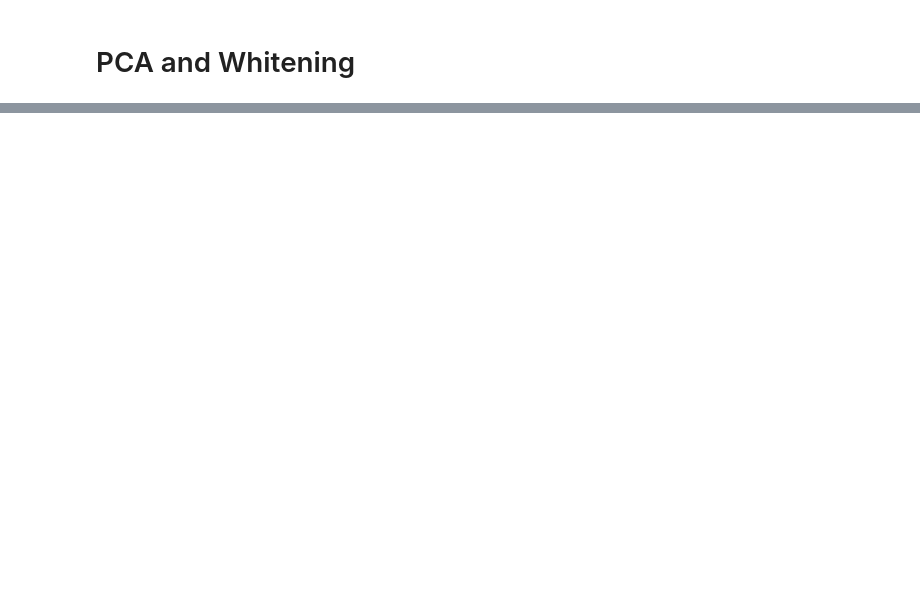
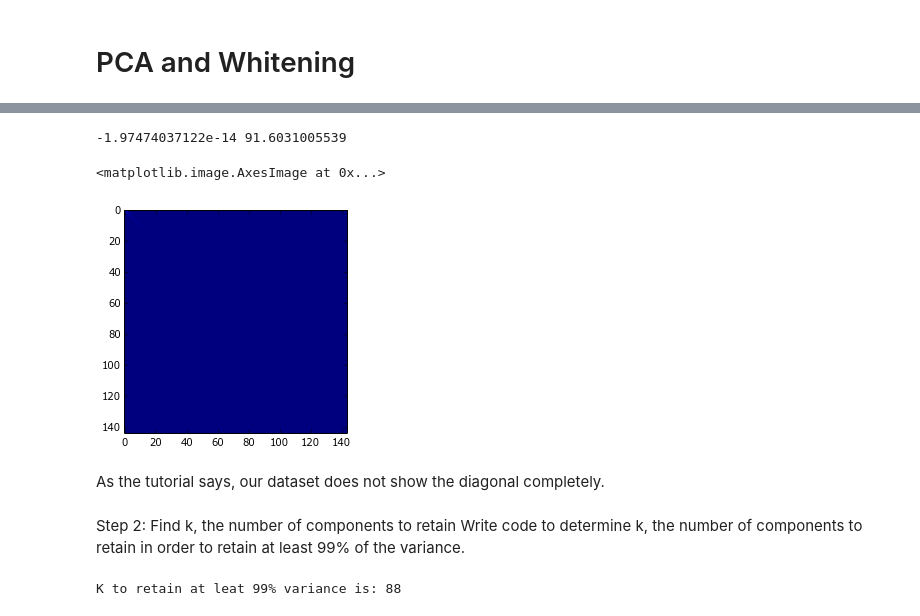
Before and after one commit to ssierral/taller4ML, a Jupyter notebook: PCA and Whitening.ipynb, the cells around one changed output, grey strips where cells are left out. Cells and saved outputs as stored; diff of their text form; code cells hidden in the pictures; blank space fills up the shorter version.

```diff
--- a/PCA and Whitening.ipynb
+++ b/PCA and Whitening.ipynb
@@ -124,3 +121,0 @@ plt.imshow(image, cmap=matplotlib.cm.gray)
-# %%
-for a in x[0]:
-    print a
@@ -148,0 +127,3 @@ x[0].shape
+# %%
+mean = x.mean(axis=1)
+x = x - np.tile(mean, (x.shape[1], 1)).transpose()
@@ -148,0 +136,4 @@ x[0].shape
+# %%
+sigma = np.dot(x, x.transpose()) / x.shape[1]
+(u, s, v) = np.linalg.svd(sigma)
+xRot = np.dot(u.transpose(), x)
@@ -148,0 +150,43 @@ x[0].shape
+# %%
+def getMax(matriz):
+    maxvalue = 0.0
+    for a in range(matriz.shape[0]):
+        for b in range(matriz.shape[1]):
+            if matriz[a][b] > maxvalue:
+                maxvalue = matriz[a][b]
+    return maxvalue
+
+def getMin(matriz):
+    minvalue = 255.0
+    for a in range(matriz.shape[0]):
+        for b in range(matriz.shape[1]):
+            if matriz[a][b] < minvalue:
+                minvalue = matriz[a][b]
+    return minvalue
+# %%
+xHat = np.dot(u[:,:].transpose(), x)
+covar = np.dot(xHat, xHat.transpose()) / x.shape[1]
+print getMin(covar), getMax(covar)
+plt.imshow(covar)
+# %% [output]
+-1.97474037122e-14 91.6031005539
+<matplotlib.image.AxesImage at 0x...>
+[figure, added]
+# %% [markdown]
+As the tutorial says, our dataset does not show the diagonal completely.
+# %% [markdown]
+Step 2: Find k, the number of components to retain
+Write code to determine k, the number of components to retain in order
+to retain at least 99% of the variance.
+# %%
+cs = np.cumsum(s)
+cs = cs / cs[-1]
+valuek = 0
+for k in range(s.shape[0]):
+    if cs[k] >= 0.99:
+        valuek = k
+        break
+
+print 'K to retain at leat 99% variance is:', k
+# %% [output]
+K to retain at leat 99% variance is: 88
```
Also changed, not shown: parts of 22 cells of this notebook, 1 other file.
